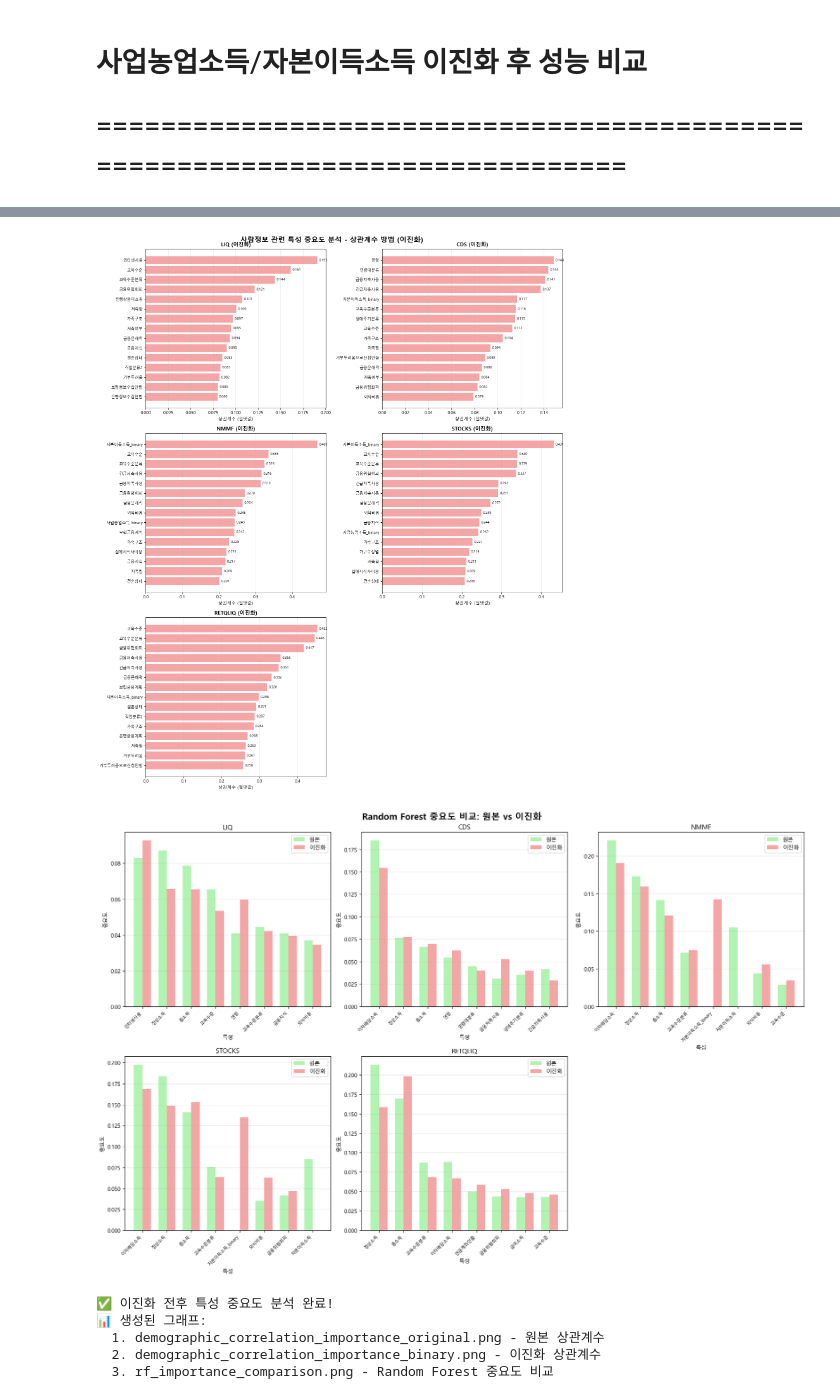
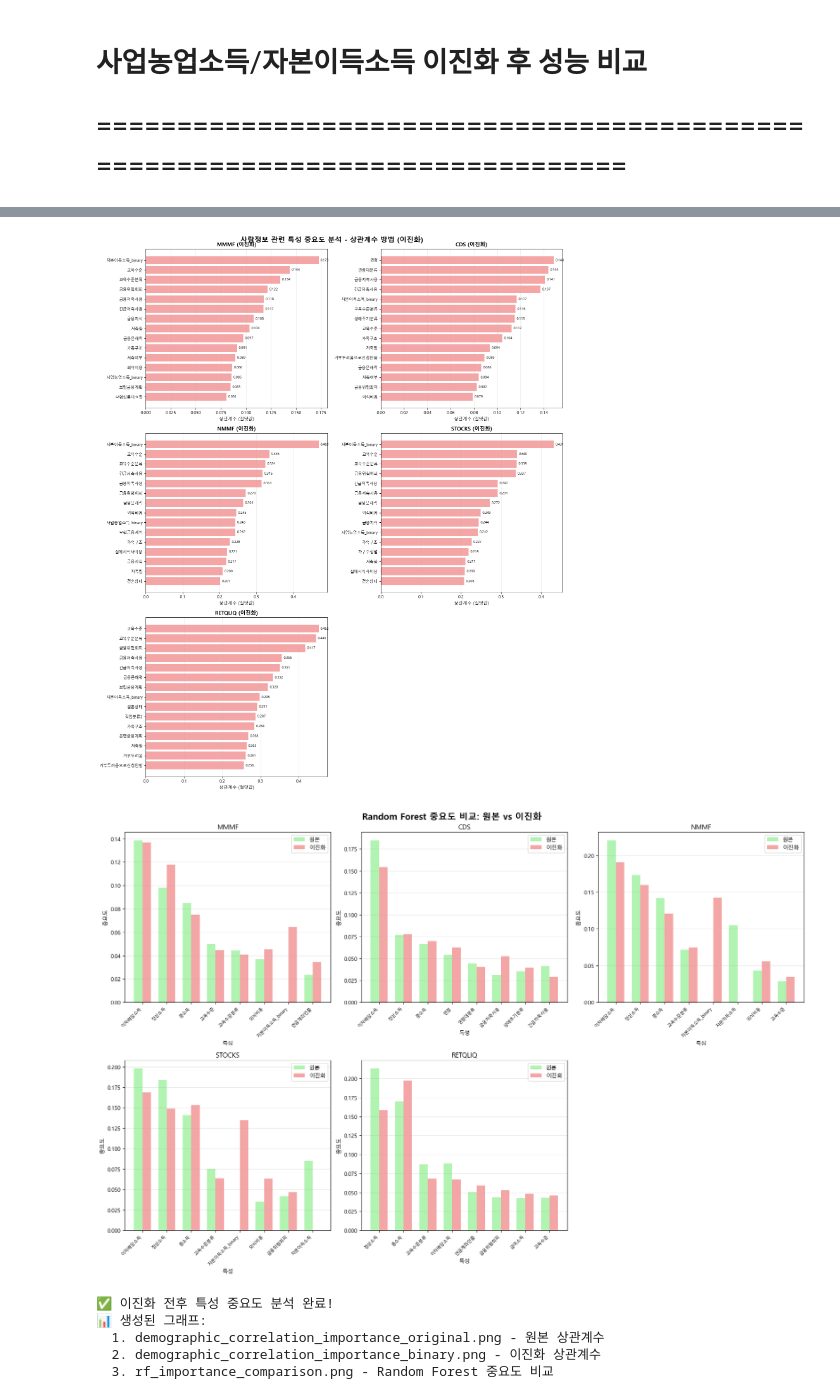
Before and after one commit to tangerineTaste/CodeDoc, a Jupyter notebook: 2.예측AI/3.EDA/컬럼중요도(최종).ipynb, the cells around one changed output, grey strips where cells are left out. Saved outputs shown, nothing was run; the diff lists cells and outputs as text; code cells hidden in the pictures.

````diff
--- a/2.예측AI/3.EDA/컬럼중요도(최종).ipynb
+++ b/2.예측AI/3.EDA/컬럼중요도(최종).ipynb
@@ -54,7 +54,7 @@ consider_removing = [
 ```
 # %%
 # 종속변수
-targets = ['LIQ', 'CDS', 'NMMF', 'STOCKS', 'RETQLIQ']교육수준
+targets = ['MMMF', 'CDS', 'NMMF', 'STOCKS', 'RETQLIQ']
 
 # 사람정보 관련 독립변수 (중복 제거)
 all_features = [
@@ -173,7 +173,7 @@ df_all_features = original_df[all_features].copy()
 # %%
 # 실제 금액 컬럼명에 맞춰 종속변수 생성
 target_mapping = {
-    'LIQ': '유동성자산',           # 유동성자산 금액이 0 이상이면 1
+    'MMMF': '단기금융상품펀드',           # 유동성자산 금액이 0 이상이면 1
     'CDS': '양도성예금증서',             # 정기예금 금액이 0 이상이면 1
     'NMMF': '비머니마켓펀드',      # 비머니마켓펀드 금액이 0 이상이면 1
     'STOCKS': '주식보유',             # 주식 금액이 0 이상이면 1
@@ -464,7 +464,7 @@ df_all_features = original_df[all_features].copy()
 
 # 실제 금액 컬럼명에 맞춰 종속변수 생성
 target_mapping = {
-    'LIQ': '유동성자산',           # 유동성자산 금액이 0 이상이면 1
+    'MMMF': '단기금융상품펀드',           # 유동성자산 금액이 0 이상이면 1
     'CDS': '양도성예금증서',       # 정기예금 금액이 0 이상이면 1
     'NMMF': '비머니마켓펀드',      # 비머니마켓펀드 금액이 0 이상이면 1
     'STOCKS': '주식보유',         # 주식 금액이 0 이상이면 1
@@ -876,5 +876,5 @@ RETQLIQ (퇴직준비금유동성): 보유율 59.1%
-[figure, old version]
+[figure, new version]
-[figure, old version]
+[figure, new version]
 ✅ 이진화 전후 특성 중요도 분석 완료!
 📊 생성된 그래프:
   1. demographic_correlation_importance_original.png - 원본 상관계수
````
Also changed, not shown: parts of 8 cells of this notebook, 11 other files.
